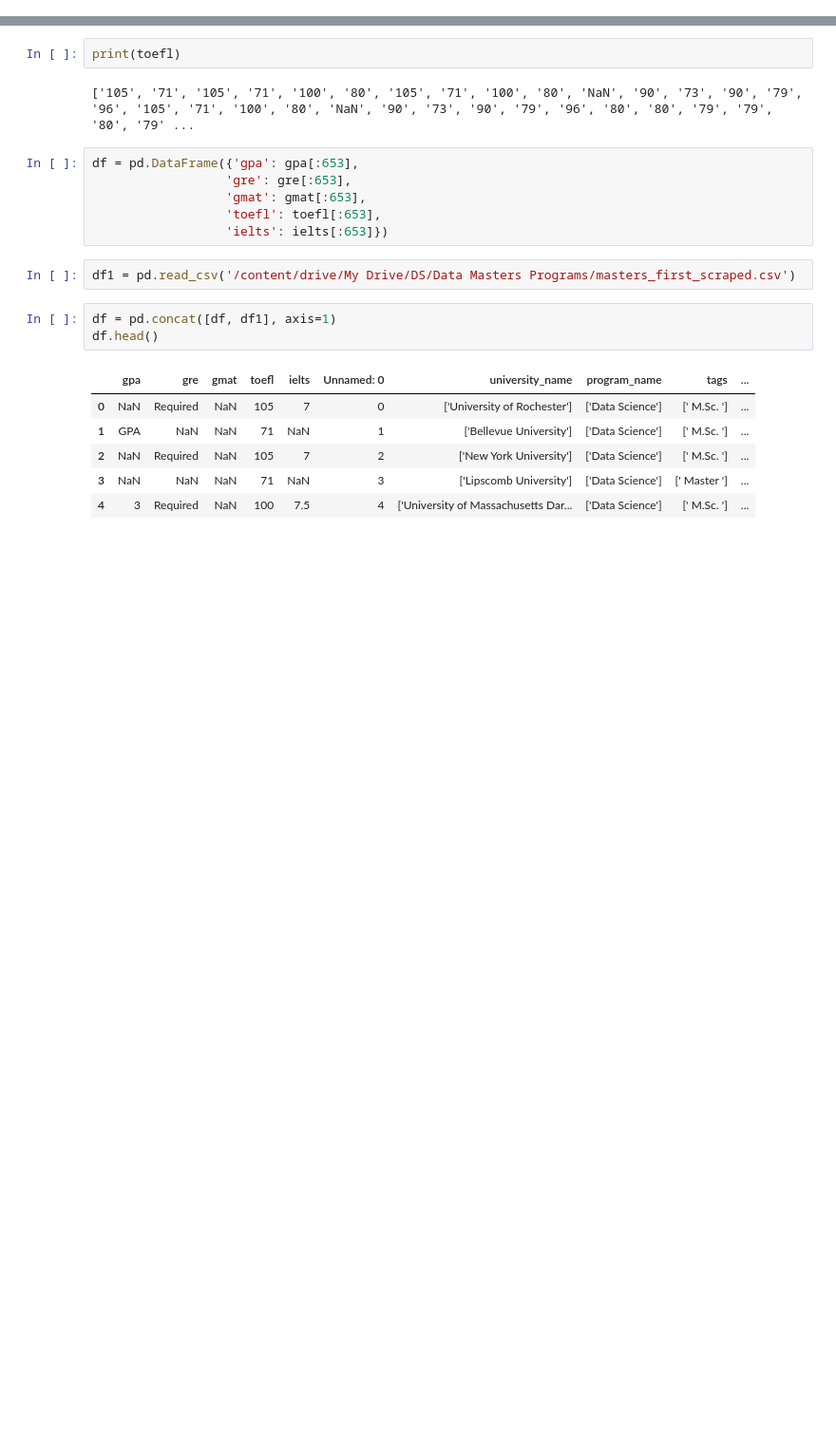
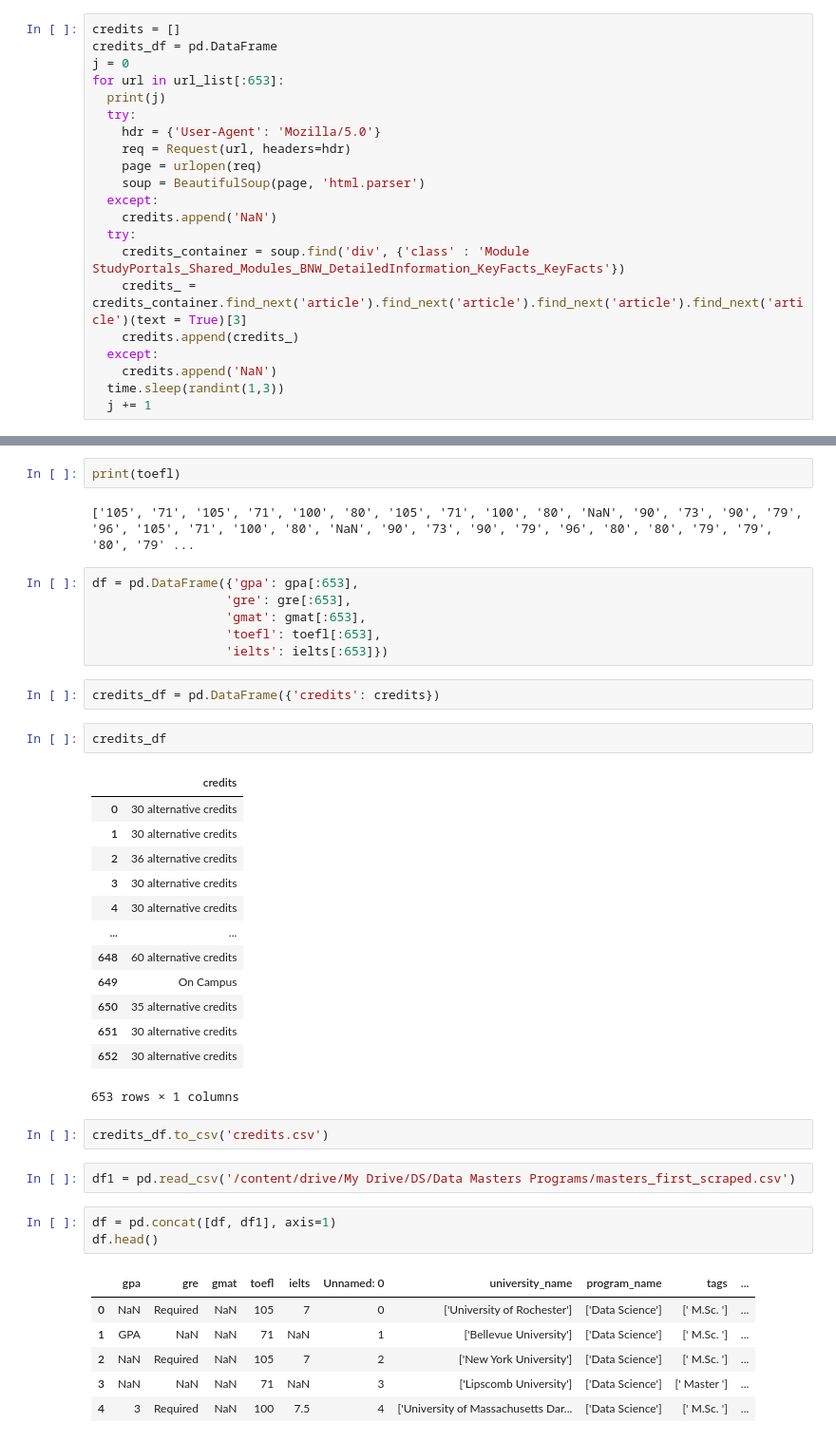
Before and after one commit to piercepatrick/Masters-Program-Tuition-Predictor, a Jupyter notebook: Admission_Requirements_Scraping.ipynb, the cells around one changed output, grey strips where cells are left out. Shown at 95% size. Drawn from its saved outputs; the diff is of its cells as text; blank space fills up the shorter version.

Commit message:
scraped credits

```diff
--- a/Admission_Requirements_Scraping.ipynb
+++ b/Admission_Requirements_Scraping.ipynb
@@ -20,3 +20,24 @@ url_list.extend(url_list3)
 print(url_list)
 # %% [output]
 ['https://www.mastersportal.com:/studies/243562/', 'https://www.mastersportal.com:/studies/219706/', 'https://www.mastersportal.com:/studies/260712/', 'https://www.mastersportal.com:/studies/233413/', ...
+# %%
+credits = []
+credits_df = pd.DataFrame
+j = 0
+for url in url_list[:653]:
+  print(j)
+  try:
+    hdr = {'User-Agent': 'Mozilla/5.0'}
+    req = Request(url, headers=hdr)
+    page = urlopen(req)
+    soup = BeautifulSoup(page, 'html.parser')
+  except:
+    credits.append('NaN')
+  try:
+    credits_container = soup.find('div', {'class' : 'Module StudyPortals_Shared_Modules_BNW_DetailedInformation_KeyFacts_KeyFacts'})
+    credits_ = credits_container.find_next('article').find_next('article').find_next('article').find_next('article')(text = True)[3]
+    credits.append(credits_)
+  except:
+    credits.append('NaN')
+  time.sleep(randint(1,3))
+  j += 1
@@ -113,6 +152,26 @@ df = pd.DataFrame({'gpa': gpa[:653],
                   'gmat': gmat[:653],
                   'toefl': toefl[:653],
                   'ielts': ielts[:653]})
+# %%
+credits_df = pd.DataFrame({'credits': credits})
+# %%
+credits_df
+# %% [output]
+|  | credits |
+| 0 | 30 alternative credits |
+| 1 | 30 alternative credits |
+| 2 | 36 alternative credits |
+| 3 | 30 alternative credits |
+| 4 | 30 alternative credits |
+| ... | ... |
+| 648 | 60 alternative credits |
+| 649 | On Campus |
+| 650 | 35 alternative credits |
+| 651 | 30 alternative credits |
+| 652 | 30 alternative credits |
+653 rows × 1 columns
+# %%
+credits_df.to_csv('credits.csv')
 # %%
 df1 = pd.read_csv('/content/drive/My Drive/DS/Data Masters Programs/masters_first_scraped.csv')
 # %%
```
Also changed, not shown: parts of 2 cells of this notebook.
